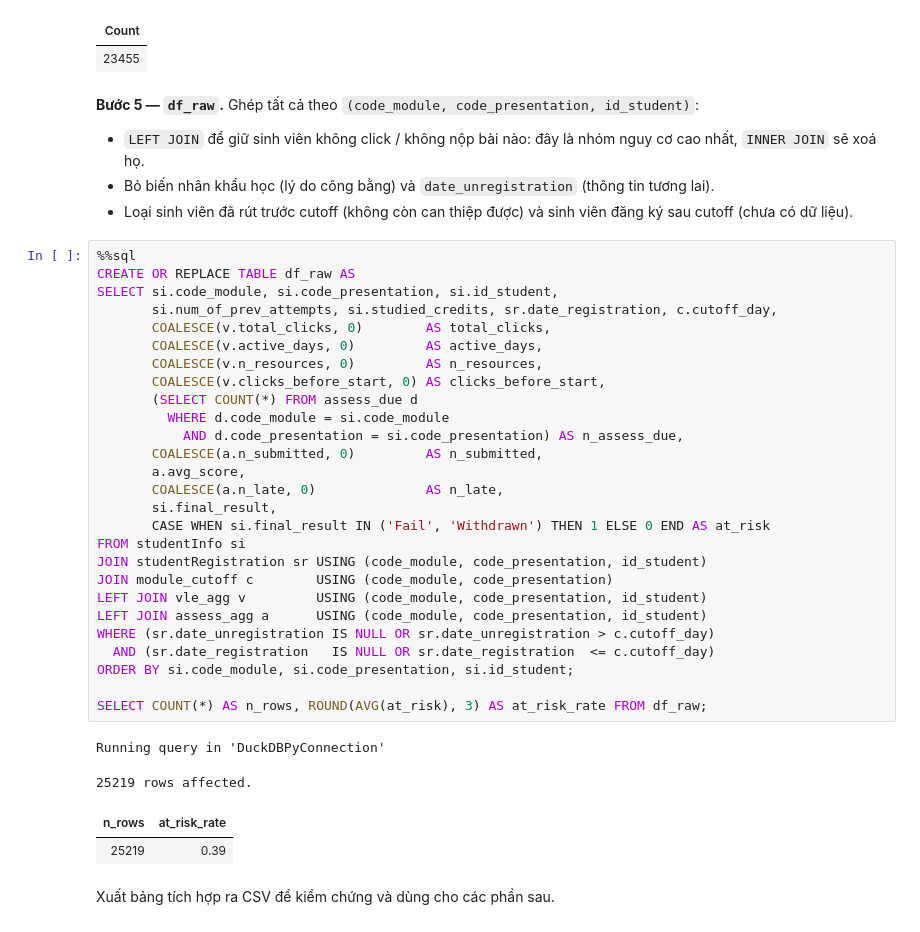
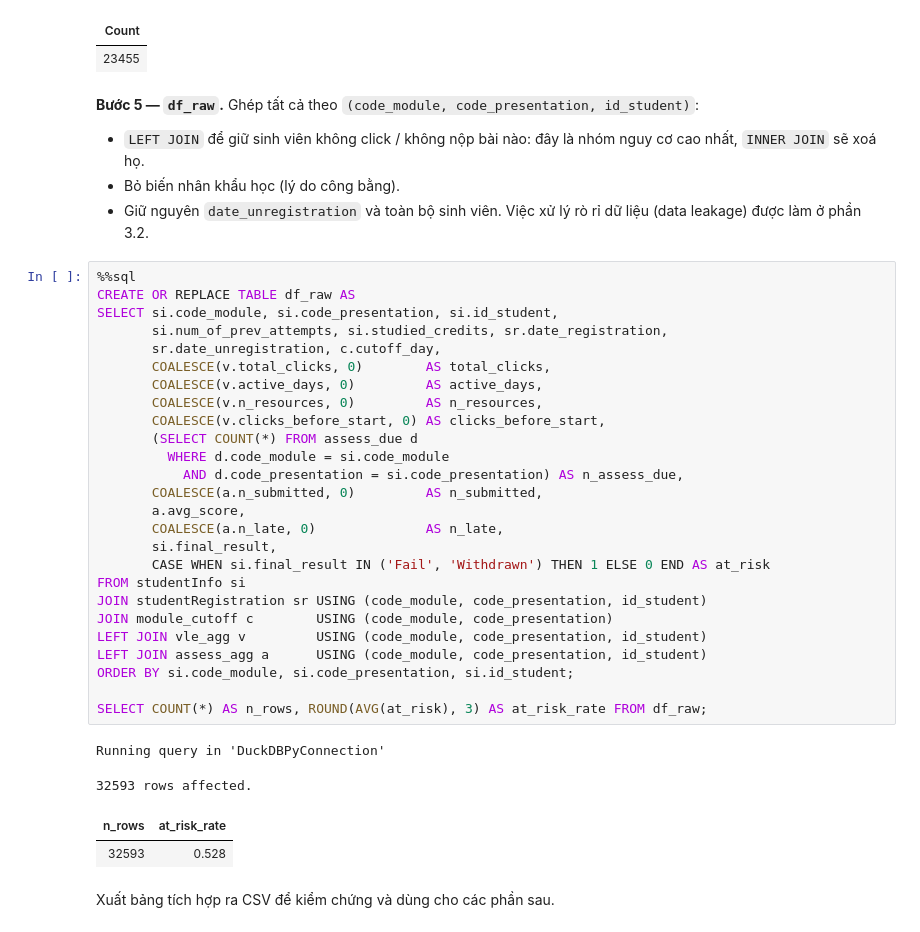
Before and after one commit to NguyenAnh1421/Early-Warning-At-Risk-Students-OULAD, a Jupyter notebook: G6_FINAL.ipynb, the cells around one changed output. Drawn from its saved outputs; the diff is of its cells as text.

```diff
--- a/G6_FINAL.ipynb
+++ b/G6_FINAL.ipynb
@@ -186,40 +186,39 @@ Running query in 'DuckDBPyConnection'
 # %% [markdown]
 **Bước 5 — `df_raw`.** Ghép tất cả theo `(code_module, code_presentation, id_student)`:
 - `LEFT JOIN` để giữ sinh viên không click / không nộp bài nào: đây là nhóm nguy cơ cao nhất, `INNER JOIN` sẽ xoá họ.
-- Bỏ biến nhân khẩu học (lý do công bằng) và `date_unregistration` (thông tin tương lai).
-- Loại sinh viên đã rút trước cutoff (không còn can thiệp được) và sinh viên đăng ký sau cutoff (chưa có dữ liệu).
+- Bỏ biến nhân khẩu học (lý do công bằng).
+- Giữ nguyên `date_unregistration` và toàn bộ sinh viên. Việc xử lý rò rỉ dữ liệu (data leakage) được làm ở phần 3.2.
 # %%
 %%sql
 CREATE OR REPLACE TABLE df_raw AS
 SELECT si.code_module, si.code_presentation, si.id_student,
-       si.num_of_prev_attempts, si.studied_credits, sr.date_registration, c.cutoff_day,
+       si.num_of_prev_attempts, si.studied_credits, sr.date_registration,
+       sr.date_unregistration, c.cutoff_day,
        COALESCE(v.total_clicks, 0)        AS total_clicks,
        COALESCE(v.active_days, 0)         AS active_days,
        COALESCE(v.n_resources, 0)         AS n_resources,
        COALESCE(v.clicks_before_start, 0) AS clicks_before_start,
        (SELECT COUNT(*) FROM assess_due d
          WHERE d.code_module = si.code_module
            AND d.code_presentation = si.code_presentation) AS n_assess_due,
        COALESCE(a.n_submitted, 0)         AS n_submitted,
        a.avg_score,
        COALESCE(a.n_late, 0)              AS n_late,
        si.final_result,
        CASE WHEN si.final_result IN ('Fail', 'Withdrawn') THEN 1 ELSE 0 END AS at_risk
 FROM studentInfo si
 JOIN studentRegistration sr USING (code_module, code_presentation, id_student)
 JOIN module_cutoff c        USING (code_module, code_presentation)
 LEFT JOIN vle_agg v         USING (code_module, code_presentation, id_student)
 LEFT JOIN assess_agg a      USING (code_module, code_presentation, id_student)
-WHERE (sr.date_unregistration IS NULL OR sr.date_unregistration > c.cutoff_day)
-  AND (sr.date_registration   IS NULL OR sr.date_registration  <= c.cutoff_day)
 ORDER BY si.code_module, si.code_presentation, si.id_student;
 
 SELECT COUNT(*) AS n_rows, ROUND(AVG(at_risk), 3) AS at_risk_rate FROM df_raw;
 # %% [output]
 Running query in 'DuckDBPyConnection'
-25219 rows affected.
+32593 rows affected.
 | n_rows | at_risk_rate |
-| 25219 | 0.39 |
+| 32593 | 0.528 |
 # %% [markdown]
 Xuất bảng tích hợp ra CSV để kiểm chứng và dùng cho các phần sau.
 # %%
```
Also changed, not shown: parts of 15 cells of this notebook, 4 other files.
